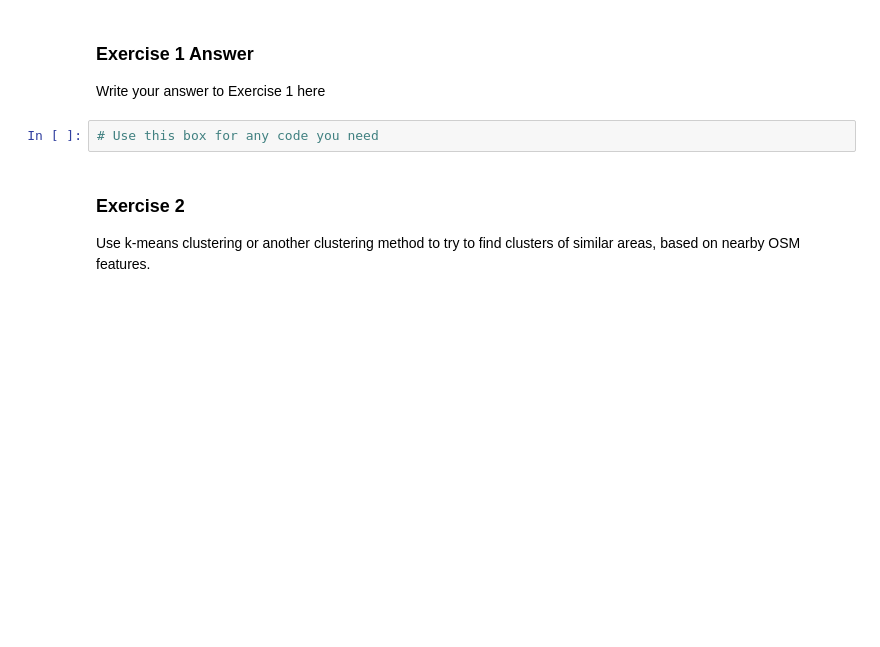
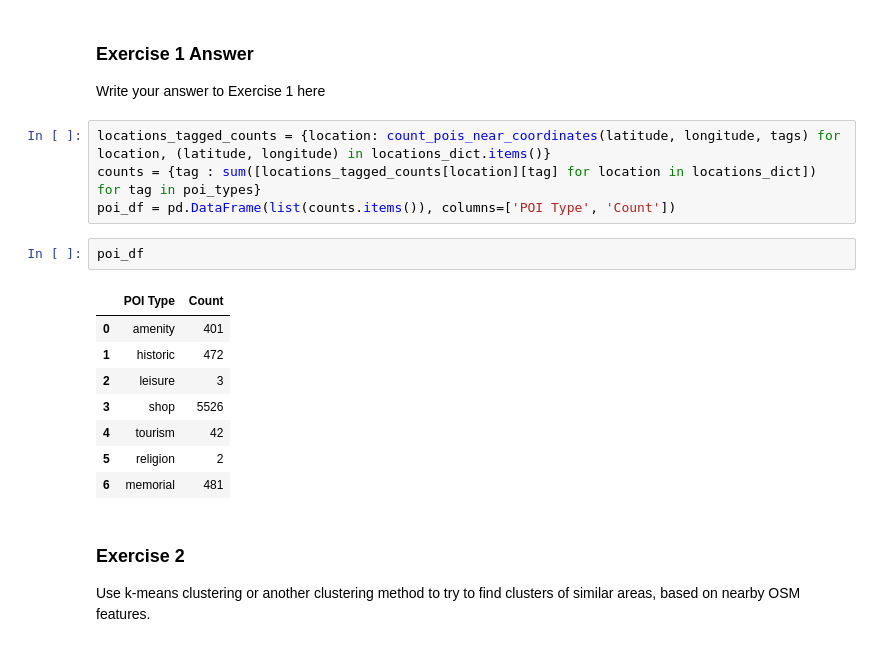
Before and after one commit to EuanWorth/ecw66_ads_2024, a Jupyter notebook: _notebooks/02-access-assess-geospatial.ipynb, the cells around one changed output. Cells and saved outputs as stored; diff of their text form; blank space fills up the shorter version.

```diff
--- a/_notebooks/02-access-assess-geospatial.ipynb
+++ b/_notebooks/02-access-assess-geospatial.ipynb
@@ -335,8 +548,21 @@ combine them into one dataframe.
 ### Exercise 1 Answer
 
 Write your answer to Exercise 1 here
-# %%
-# Use this box for any code you need
+# %%
+locations_tagged_counts = {location: count_pois_near_coordinates(latitude, longitude, tags) for location, (latitude, longitude) in locations_dict.items()}
+counts = {tag : sum([locations_tagged_counts[location][tag] for location in locations_dict]) for tag in poi_types}
+poi_df = pd.DataFrame(list(counts.items()), columns=['POI Type', 'Count'])
+# %%
+poi_df
+# %% [output]
+|  | POI Type | Count |
+| 0 | amenity | 401 |
+| 1 | historic | 472 |
+| 2 | leisure | 3 |
+| 3 | shop | 5526 |
+| 4 | tourism | 42 |
+| 5 | religion | 2 |
+| 6 | memorial | 481 |
 # %% [markdown]
 ### Exercise 2
 
```
Also changed, not shown: parts of 32 cells of this notebook.
